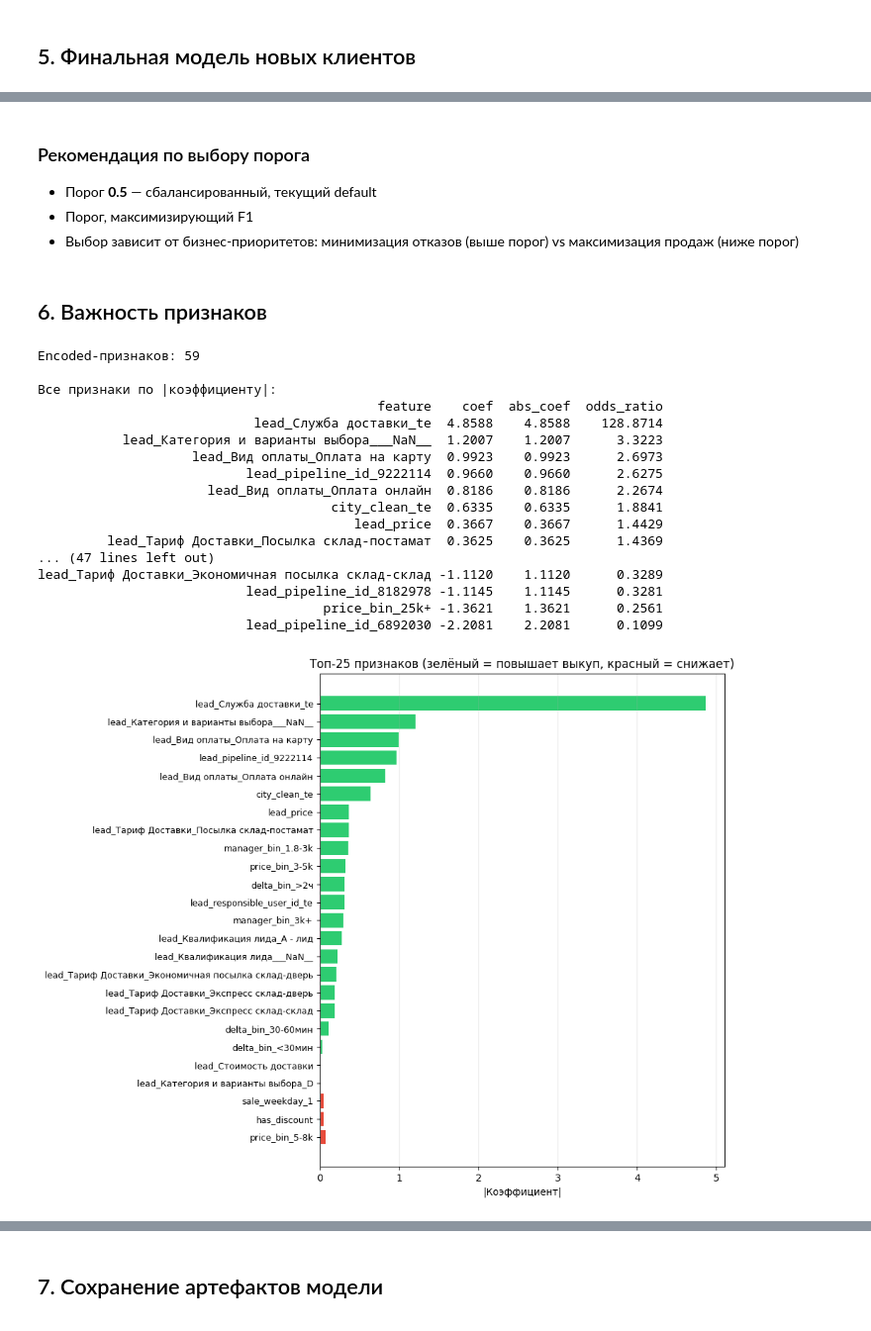
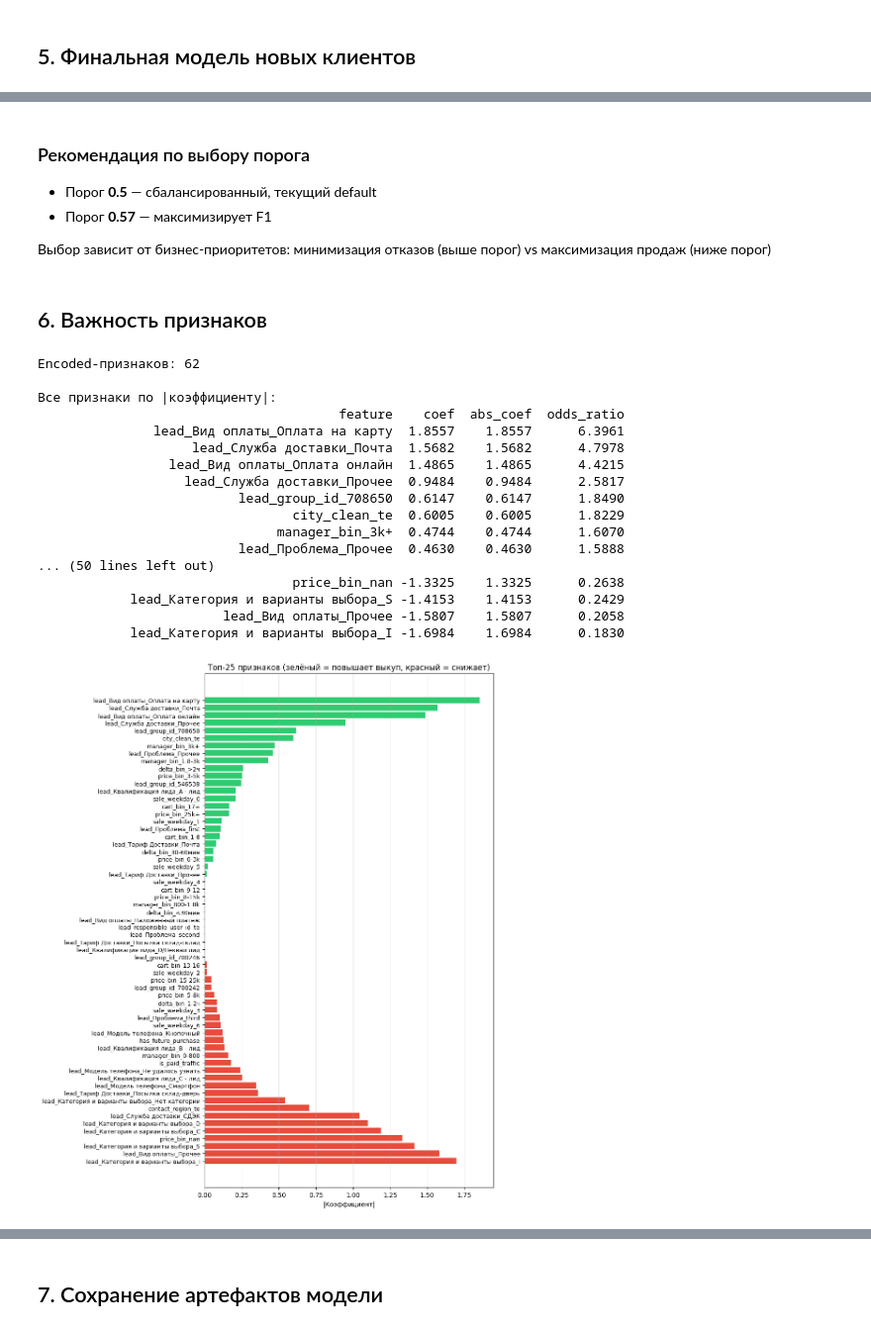
Before and after one commit to FlufffyMelon/Artraid-Hackaton, a Jupyter notebook: 02_model_training.ipynb, the cells around one changed output, grey strips where cells are left out. Shown at 99% size. Drawn from its saved outputs; the diff is of its cells as text; code cells hidden in the pictures.

```diff
--- a/02_model_training.ipynb
+++ b/02_model_training.ipynb
@@ -58,6 +58,7 @@ bin_cols = art['bin_cols']
 geo_cols = art['geo_cols']
 te_cat_cols = art['te_cat_cols']
 all_feature_cols = art['all_feature_cols']
+cat_drop_first = art.get('cat_drop_first', {})
 
 target = 'buyout_flag'
 
@@ -73,6 +74,7 @@ print(f'  num_cols ({len(num_cols)}): {num_cols}')
 print(f'  bin_cols ({len(bin_cols)}): {bin_cols}')
 print(f'  geo_cols ({len(geo_cols)}): {geo_cols}')
 print(f'  te_cat_cols ({len(te_cat_cols)}): {te_cat_cols}')
+print(f'  cat_drop_first: { {k: v for k, v in cat_drop_first.items()} }')
 # %% [output]
 === Размеры выборок ===
 Новые клиенты:    train=2447, test=816, val=816
@@ -293,6 +313,8 @@ print(f'Функции кодирования определены.')
 ## 4. Кросс-валидация модели новых клиентов
 
 5-fold stratified CV. Конфигурация: LogReg C=1.0, L2, `class_weight='balanced'`. Target encoding alpha=10.
+# %%
+C = 2
 # %%
 X_new_train = new_train[all_feature_cols].copy()
 y_new_train = new_train[target].copy()
@@ -340,9 +364,11 @@ X_train_enc, X_test_enc, scaler_new = encode_fold(
 _, X_val_enc, _ = encode_fold(
     X_new_train, y_new_train, X_new_val, alpha=TE_ALPHA)
 
-model_new = LogisticRegression(
-    C=1.0, penalty='l2', max_iter=2000,
-    class_weight='balanced', random_state=42)
+# model_new = LogisticRegression(
+#     C=1.0, penalty='l2', max_iter=2000,
+#     class_weight='balanced', random_state=42)
+model_new = LogisticRegression(C=C, penalty='l1', max_iter=2000,
+    class_weight='balanced', random_state=42, solver='liblinear')
 model_new.fit(X_train_enc, y_new_train)
 
 p_new_test = model_new.predict_proba(X_test_enc)[:, 1]
@@ -477,51 +503,52 @@ print(f'  Recall:    {mt.loc[best_idx, "recall"]:.4f}')
 ### Рекомендация по выбору порога
 
 - Порог **0.5** — сбалансированный, текущий default
-- Порог, максимизирующий F1
-- Выбор зависит от бизнес-приоритетов: минимизация отказов (выше порог) vs максимизация продаж (ниже порог)
+- Порог **0.57** — максимизирует F1
+
+Выбор зависит от бизнес-приоритетов: минимизация отказов (выше порог) vs максимизация продаж (ниже порог)
 # %% [markdown]
 ## 6. Важность признаков
 # %%
 feat_imp = pd.DataFrame({
     'feature': X_train_enc.columns,
     'coef': model_new.coef_[0],
     'abs_coef': np.abs(model_new.coef_[0]),
     'odds_ratio': np.exp(model_new.coef_[0]),
 }).sort_values('odds_ratio', ascending=False)
 
 print(f'Encoded-признаков: {len(feat_imp)}')
 print(f'\nВсе признаки по |коэффициенту|:')
 print(feat_imp.to_string(index=False, float_format='%.4f'))
 
-top25 = feat_imp.head(25).iloc[::-1]
+top25 = feat_imp.head(100).iloc[::-1]
 colors = [GREEN if c > 0 else RED for c in top25['coef']]
-fig, ax = plt.subplots(figsize=(10, 8))
+fig, ax = plt.subplots(figsize=(10, 12))
 ax.barh(range(len(top25)), top25['abs_coef'].values, color=colors)
 ax.set_yticks(range(len(top25)))
 ax.set_yticklabels(top25['feature'].values, fontsize=9)
 ax.set_xlabel('|Коэффициент|')
 ax.set_title('Топ-25 признаков (зелёный = повышает выкуп, красный = снижает)')
 ax.grid(axis='x', alpha=0.3)
 plt.tight_layout(); plt.show()
 # %% [output]
-Encoded-признаков: 59
+Encoded-признаков: 62
 
 Все признаки по |коэффициенту|:
-                                            feature    coef  abs_coef  odds_ratio
-                            lead_Служба доставки_te  4.8588    4.8588    128.8714
-           lead_Категория и варианты выбора___NaN__  1.2007    1.2007      3.3223
-                    lead_Вид оплаты_Оплата на карту  0.9923    0.9923      2.6973
-                           lead_pipeline_id_9222114  0.9660    0.9660      2.6275
-                      lead_Вид оплаты_Оплата онлайн  0.8186    0.8186      2.2674
-                                      city_clean_te  0.6335    0.6335      1.8841
-                                         lead_price  0.3667    0.3667      1.4429
-         lead_Тариф Доставки_Посылка склад-постамат  0.3625    0.3625      1.4369
-... (47 lines left out)
-lead_Тариф Доставки_Экономичная посылка склад-склад -1.1120    1.1120      0.3289
-                           lead_pipeline_id_8182978 -1.1145    1.1145      0.3281
-                                     price_bin_25k+ -1.3621    1.3621      0.2561
-                           lead_pipeline_id_6892030 -2.2081    2.2081      0.1099
+                                       feature    coef  abs_coef  odds_ratio
+               lead_Вид оплаты_Оплата на карту  1.8557    1.8557      6.3961
+                    lead_Служба доставки_Почта  1.5682    1.5682      4.7978
+                 lead_Вид оплаты_Оплата онлайн  1.4865    1.4865      4.4215
+                   lead_Служба доставки_Прочее  0.9484    0.9484      2.5817
+                          lead_group_id_708650  0.6147    0.6147      1.8490
+                                 city_clean_te  0.6005    0.6005      1.8229
+                               manager_bin_3k+  0.4744    0.4744      1.6070
+                          lead_Проблема_Прочее  0.4630    0.4630      1.5888
+... (50 lines left out)
+                                 price_bin_nan -1.3325    1.3325      0.2638
+            lead_Категория и варианты выбора_S -1.4153    1.4153      0.2429
+                        lead_Вид оплаты_Прочее -1.5807    1.5807      0.2058
+            lead_Категория и варианты выбора_I -1.6984    1.6984      0.1830
-[figure, old version]
+[figure, new version]
 # %%
 def get_group(col_name):
     """Определяет исходный признак по имени encoded-столбца."""
```
Also changed, not shown: parts of 10 cells of this notebook, 6 other files.
